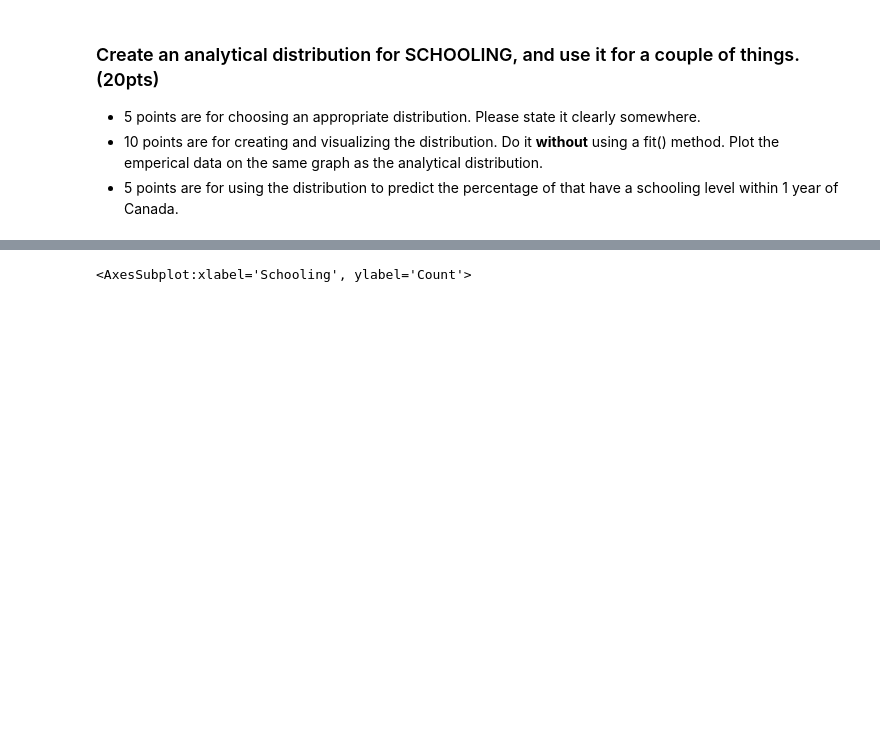
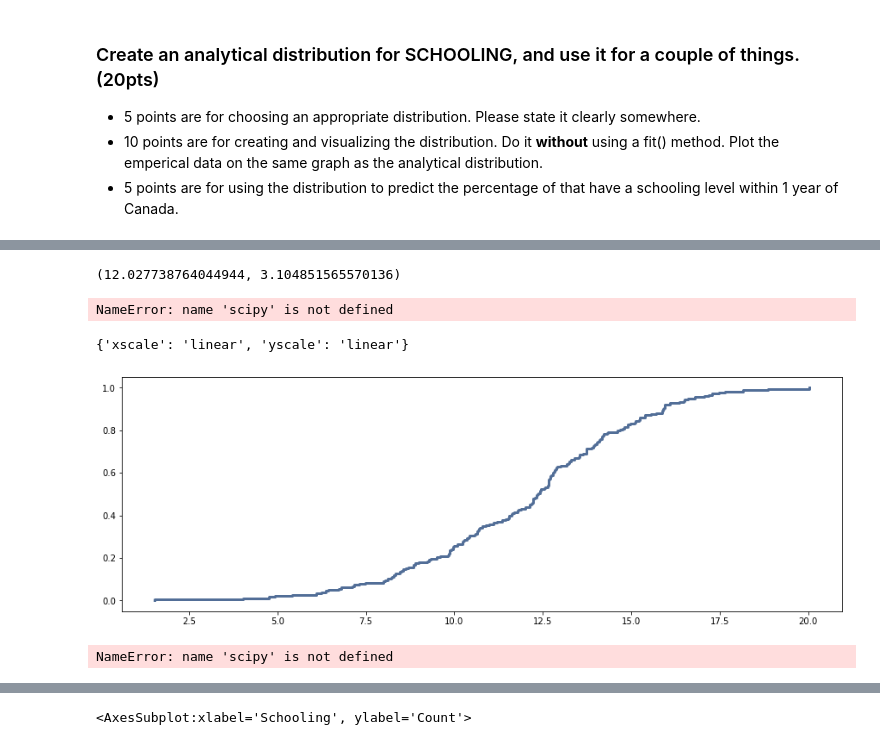
Before and after one commit to SidhST12/BSIP_Assignment_2_Students, a Jupyter notebook: stats_asn_2_start.ipynb, the cells around one changed output, grey strips where cells are left out. Saved outputs shown, nothing was run; the diff lists cells and outputs as text; code cells hidden in the pictures; blank space fills up the shorter version.

```diff
--- a/stats_asn_2_start.ipynb
+++ b/stats_asn_2_start.ipynb
@@ -140,0 +139,23 @@ dfs=dfs[~np.isnan(dfs)]
+# %%
+#Make analytical dist.
+mu1 = dfs.mean()
+sigma1 = dfs.std()
+mu1, sigma1
+# %% [output]
+(12.027738764044944, 3.104851565570136)
+# %%
+#Make an analytical distribution
+dfs_a = scipy.stats.norm(mu1,sigma1)
+# %% [output]
+NameError: name 'scipy' is not defined
+# %%
+#Make an emperical CDF
+cdf_es = thinkstats2.Cdf(dfs)
+thinkplot.Cdf(cdf_es)
+# %% [output]
+{'xscale': 'linear', 'yscale': 'linear'}
+[figure, added]
+# %%
+sns.ecdfplot(data=scipy.stats.expon.rvs(size=100, scale=np.std(dfLE["Schooling"]), loc=np.mean(dfLE["Schooling"])))
+# %% [output]
+NameError: name 'scipy' is not defined
```
Also changed, not shown: parts of 10 cells of this notebook.
